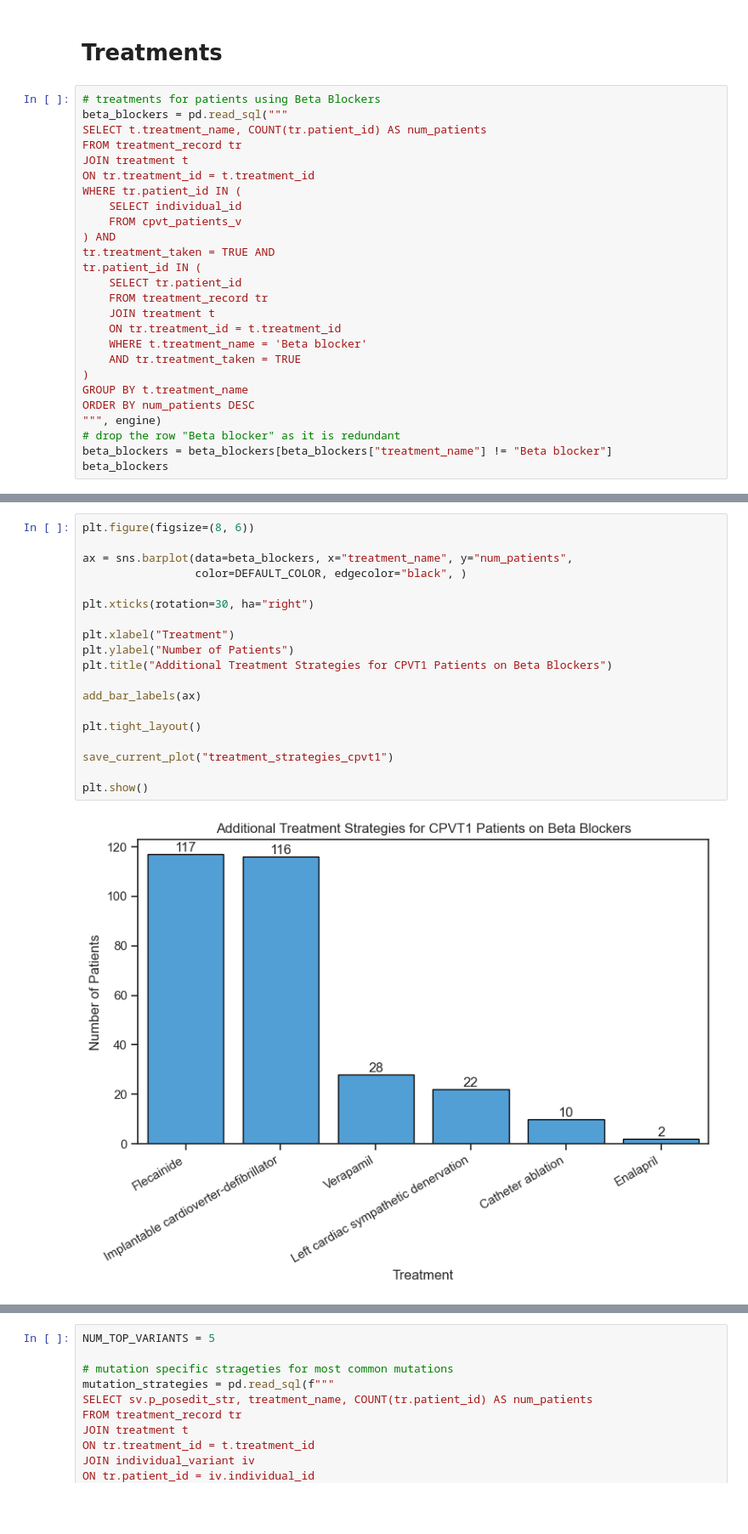
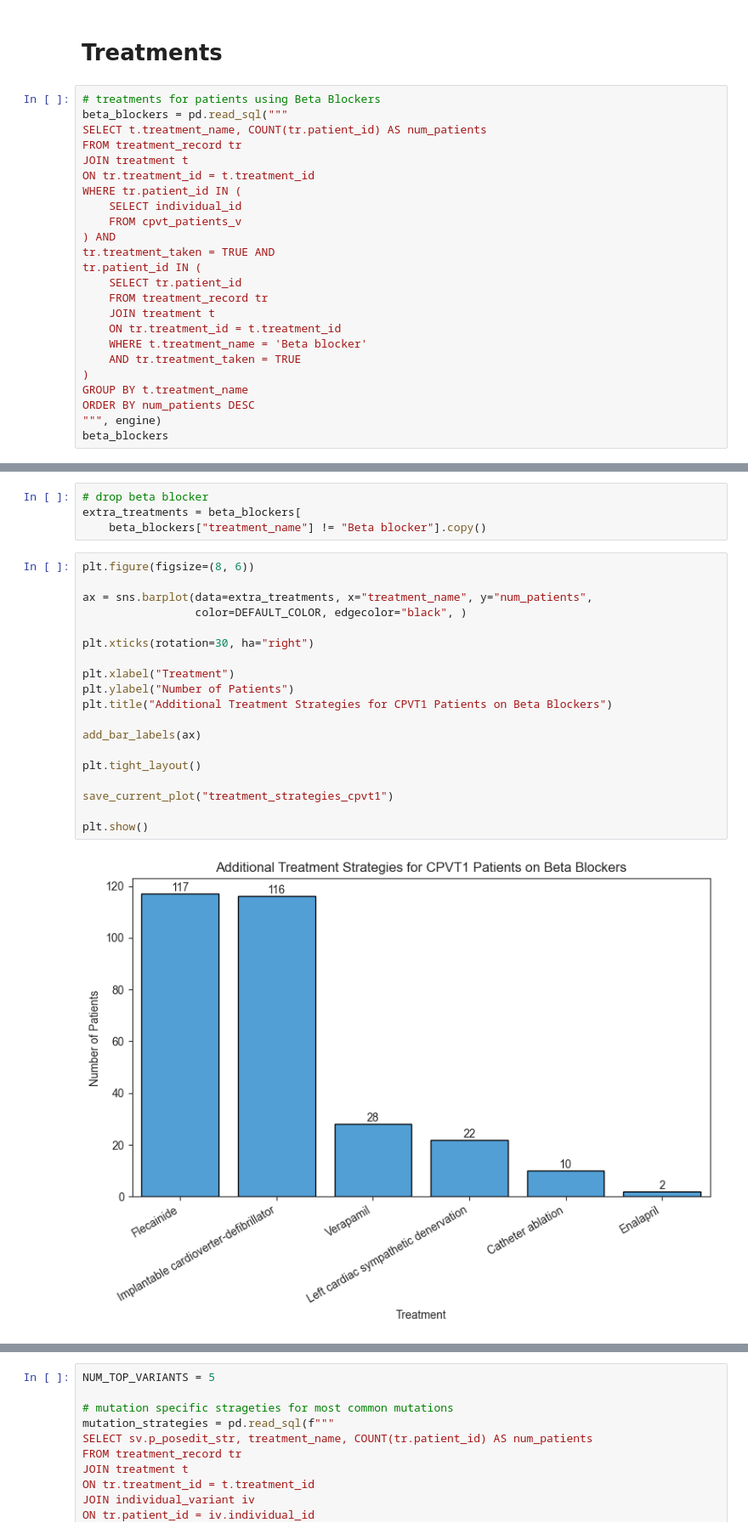
Before and after one commit to alexdaiii/cpvt_database_analysis, a Jupyter notebook: notebooks/analysis_2.ipynb, the cells around one changed output, grey strips where cells are left out. Shown at 85% size. Saved outputs shown, nothing was run; the diff lists cells and outputs as text; blank space fills up the shorter version.

```diff
--- a/notebooks/analysis_2.ipynb
+++ b/notebooks/analysis_2.ipynb
@@ -467,8 +503,6 @@ tr.patient_id IN (
 GROUP BY t.treatment_name
 ORDER BY num_patients DESC
 """, engine)
-# drop the row "Beta blocker" as it is redundant
-beta_blockers = beta_blockers[beta_blockers["treatment_name"] != "Beta blocker"]
 beta_blockers
 # %% [output]
 |  | treatment_name | num_patients |
@@ -481,21 +527,25 @@ beta_blockers
+# %%
+# drop beta blocker
+extra_treatments = beta_blockers[
+    beta_blockers["treatment_name"] != "Beta blocker"].copy()
 # %%
 plt.figure(figsize=(8, 6))
 
-ax = sns.barplot(data=beta_blockers, x="treatment_name", y="num_patients",
+ax = sns.barplot(data=extra_treatments, x="treatment_name", y="num_patients",
                  color=DEFAULT_COLOR, edgecolor="black", )
 
 plt.xticks(rotation=30, ha="right")
 
 plt.xlabel("Treatment")
 plt.ylabel("Number of Patients")
 plt.title("Additional Treatment Strategies for CPVT1 Patients on Beta Blockers")
 
 add_bar_labels(ax)
 
 plt.tight_layout()
 
 save_current_plot("treatment_strategies_cpvt1")
 
 plt.show()
 # %% [output]
-[figure, old version]
+[figure, new version]
```
Also changed, not shown: parts of 24 cells of this notebook, 3 other files.
